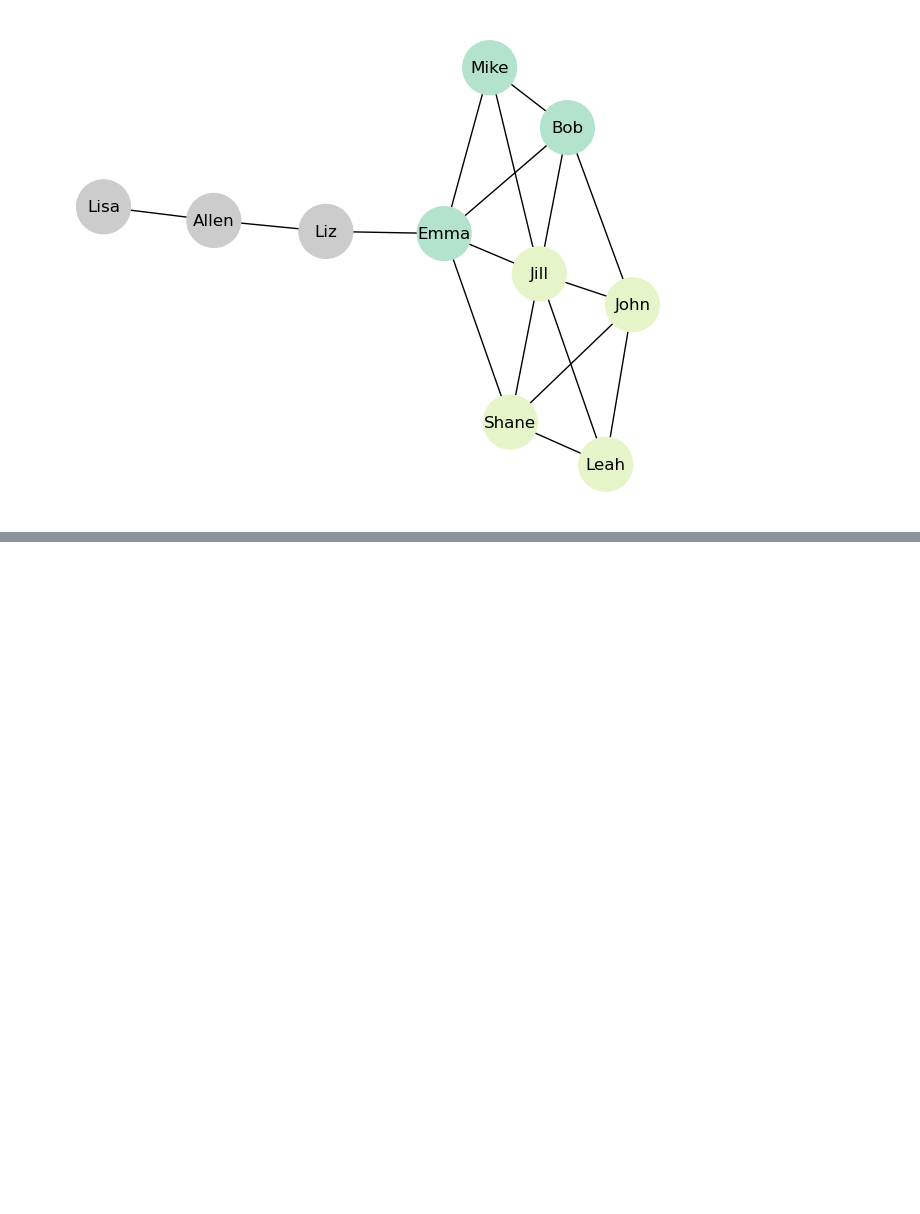
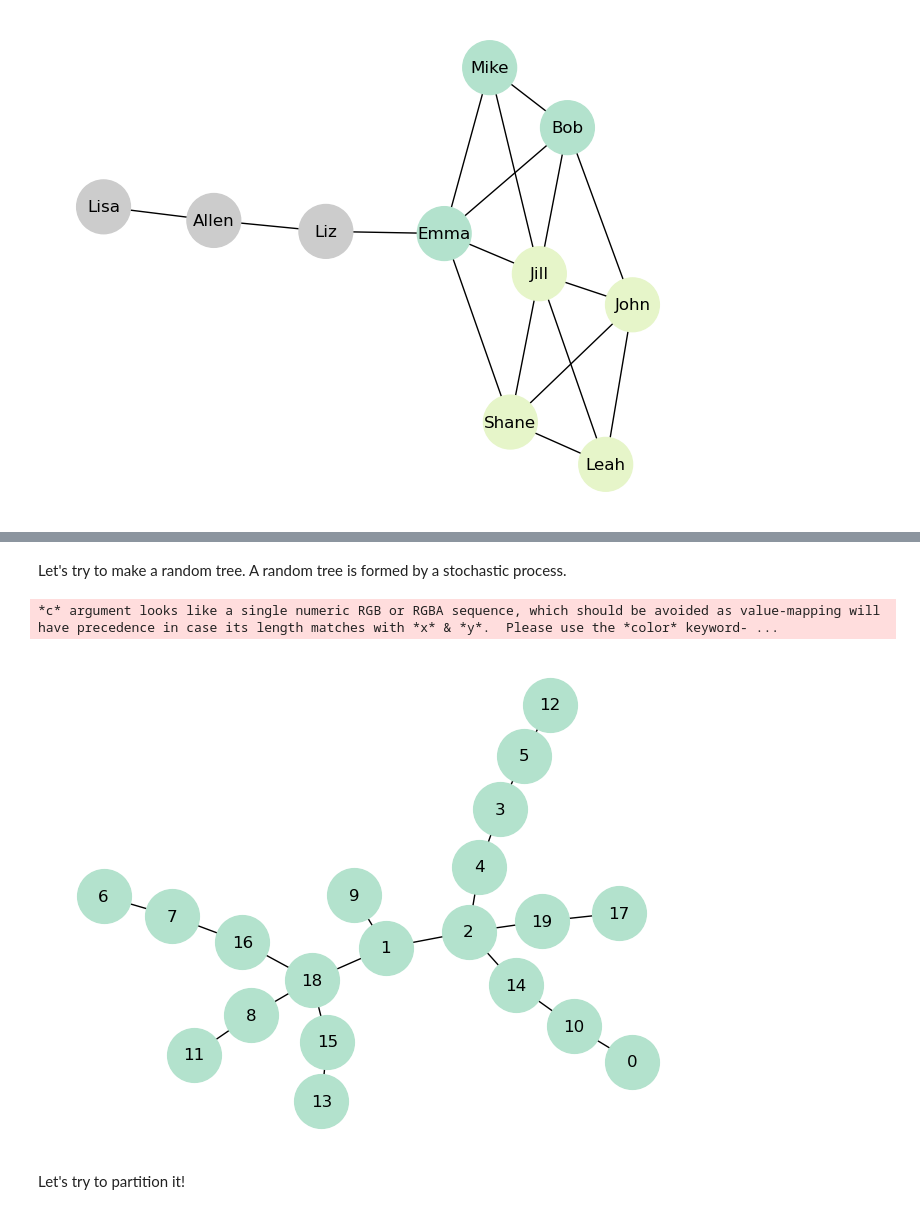
Before and after one commit to majavier26/App_Physics_157, a Jupyter notebook: Module C/C1/AP157_lab_assignment_C1.ipynb, the cells around one changed output, grey strips where cells are left out. Drawn from its saved outputs; the diff is of its cells as text; code cells hidden in the pictures; blank space fills up the shorter version.

```diff
--- a/Module C/C1/AP157_lab_assignment_C1.ipynb
+++ b/Module C/C1/AP157_lab_assignment_C1.ipynb
@@ -274,0 +253,12 @@ nx.draw_kamada_kawai(conns, with_labels=True, node_size=1500, node_color=list(co
+# %% [markdown]
+Let's try to make a random tree. A random tree is formed by a stochastic process.
+# %%
+rt = nx.random_tree(20)
+import seaborn as sns
+np.random.seed(50)
+nx.draw_kamada_kawai(rt, with_labels=True, node_size=1500, node_color=sns.color_palette('Pastel2')[0])
+# %% [output]
+*c* argument looks like a single numeric RGB or RGBA sequence, which should be avoided as value-mapping will have precedence in case its length matches with *x* & *y*.  Please use the *color* keyword- ...
+[figure, added]
+# %% [markdown]
+Let's try to partition it!
```
Also changed, not shown: parts of 10 cells of this notebook.
